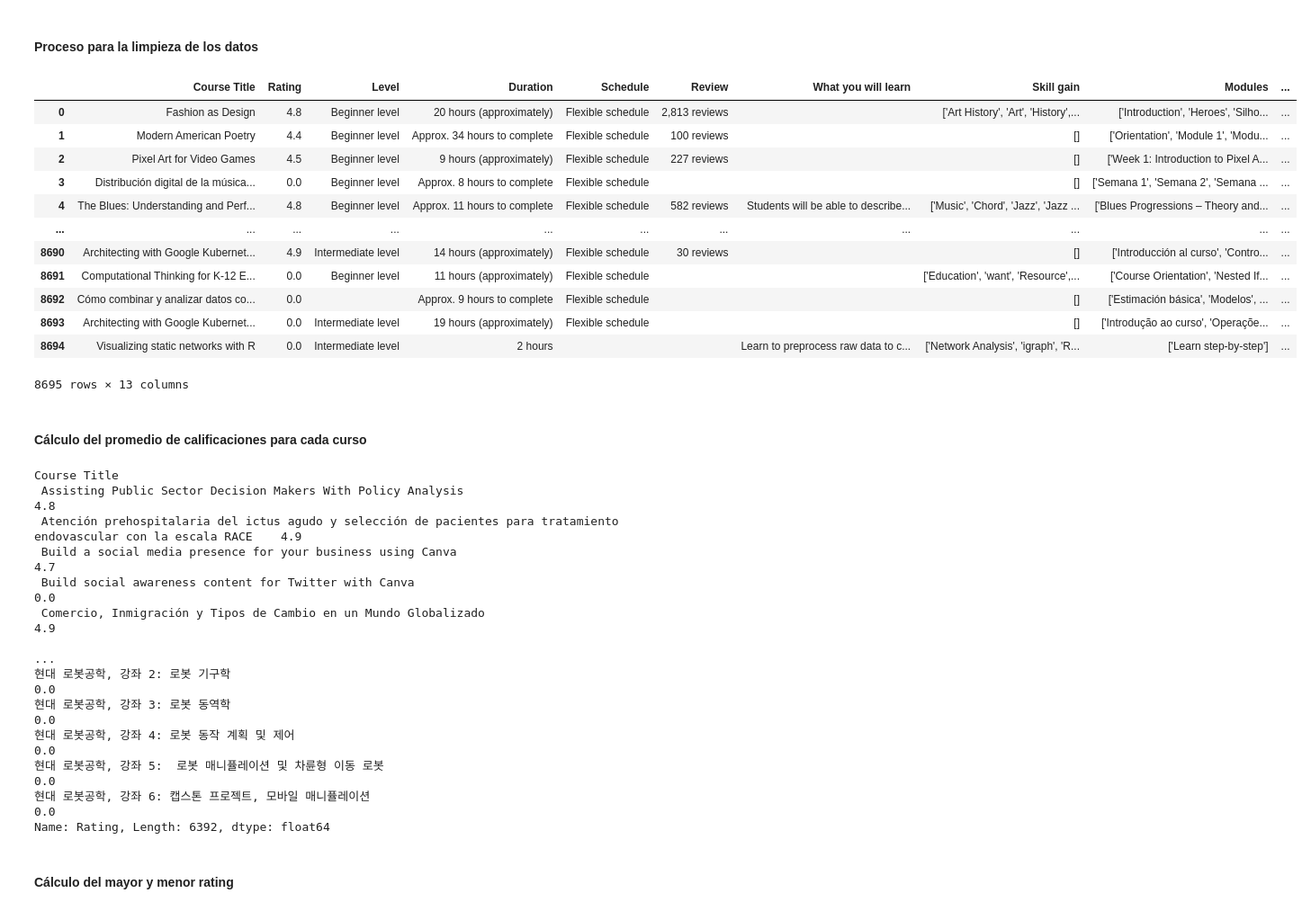
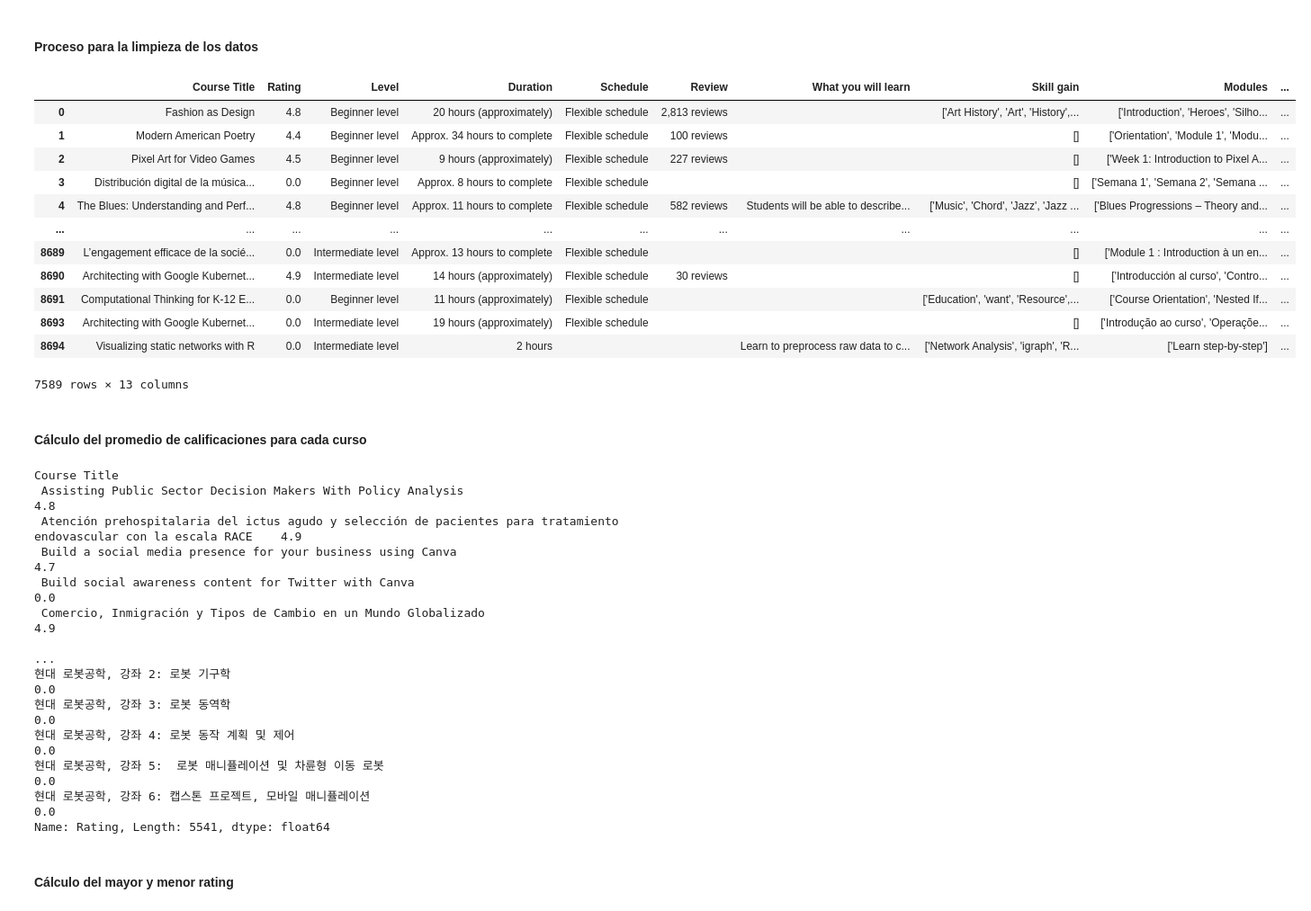
Before and after one commit to AndreRD1026/SS2_202010816, a Jupyter notebook: Practica2/Practica2.ipynb, the cells around one changed output. Shown: that part at 90% size. Drawn from its saved outputs; the diff is of its cells as text; code cells hidden in the pictures.

```diff
--- a/Practica2/Practica2.ipynb
+++ b/Practica2/Practica2.ipynb
@@ -28,39 +29,42 @@ dataframe
 #### Proceso para la limpieza de los datos
 # %%
 # Para eliminar los duplicados
-dataframe = dataframe.drop_duplicates()
+dataframe = dataframe.drop_duplicates().dropna(subset=['Level'])
+
+# Eliminar duplicados y filas con valores nulos en la columna 'Keyword'
+dataframe = dataframe.drop_duplicates().dropna(subset=['Keyword'])
 
 # Función para limpiar los valores nulos en columnas numéricas
 def limpiar_columna_numerica(column):
     return column.fillna(0)
 
 # Función para limpiar los valores nulos en columnas de texto
 def limpiar_columna_texto(column):
     return column.fillna('')
 
 # Aplicar funciones de limpieza a columnas numéricas y de texto
 columnas_numericas = dataframe.select_dtypes(include=['float64', 'int64']).columns
 columnas_texto = dataframe.select_dtypes(include=['object']).columns
 
 dataframe[columnas_numericas] = dataframe[columnas_numericas].apply(limpiar_columna_numerica)
 dataframe[columnas_texto] = dataframe[columnas_texto].apply(limpiar_columna_texto)
 
 # Imprimir el DataFrame resultante
 dataframe
 # %% [output]
 |  | Course Title | Rating | Level | Duration | Schedule | Review | What you will learn | Skill gain | Modules | ... |
 | 0 | Fashion as Design | 4.8 | Beginner level | 20 hours (approximately) | Flexible schedule | 2,813 reviews |  | ['Art History', 'Art', 'History',... | ['Introduction', 'Heroes', 'Silho... | ... |
 | 1 | Modern American Poetry | 4.4 | Beginner level | Approx. 34 hours to complete | Flexible schedule | 100 reviews |  | [] | ['Orientation', 'Module 1', 'Modu... | ... |
 | 2 | Pixel Art for Video Games | 4.5 | Beginner level | 9 hours (approximately) | Flexible schedule | 227 reviews |  | [] | ['Week 1: Introduction to Pixel A... | ... |
 | 3 | Distribución digital de la música... | 0.0 | Beginner level | Approx. 8 hours to complete | Flexible schedule |  |  | [] | ['Semana 1', 'Semana 2', 'Semana ... | ... |
 | 4 | The Blues: Understanding and Perf... | 4.8 | Beginner level | Approx. 11 hours to complete | Flexible schedule | 582 reviews | Students will be able to describe... | ['Music', 'Chord', 'Jazz', 'Jazz ... | ['Blues Progressions – Theory and... | ... |
 | ... | ... | ... | ... | ... | ... | ... | ... | ... | ... | ... |
+| 8689 | L’engagement efficace de la socié... | 0.0 | Intermediate level | Approx. 13 hours to complete | Flexible schedule |  |  | [] | ['Module 1 : Introduction à un en... | ... |
 | 8690 | Architecting with Google Kubernet... | 4.9 | Intermediate level | 14 hours (approximately) | Flexible schedule | 30 reviews |  | [] | ['Introducción al curso', 'Contro... | ... |
 | 8691 | Computational Thinking for K-12 E... | 0.0 | Beginner level | 11 hours (approximately) | Flexible schedule |  |  | ['Education', 'want', 'Resource',... | ['Course Orientation', 'Nested If... | ... |
-| 8692 | Cómo combinar y analizar datos co... | 0.0 |  | Approx. 9 hours to complete | Flexible schedule |  |  | [] | ['Estimación básica', 'Modelos', ... | ... |
 | 8693 | Architecting with Google Kubernet... | 0.0 | Intermediate level | 19 hours (approximately) | Flexible schedule |  |  | [] | ['Introdução ao curso', 'Operaçõe... | ... |
 | 8694 | Visualizing static networks with R | 0.0 | Intermediate level | 2 hours |  |  | Learn to preprocess raw data to c... | ['Network Analysis', 'igraph', 'R... | ['Learn step-by-step'] | ... |
-8695 rows × 13 columns
+7589 rows × 13 columns
 # %% [markdown]
 #### Cálculo del promedio de calificaciones para cada curso
 # %%
@@ -82,7 +86,7 @@ Course Title
 현대 로봇공학, 강좌 4: 로봇 동작 계획 및 제어                                                                                           0.0
 현대 로봇공학, 강좌 5:  로봇 매니퓰레이션 및 차륜형 이동 로봇                                                                                  0.0
 현대 로봇공학, 강좌 6: 캡스톤 프로젝트, 모바일 매니퓰레이션                                                                                    0.0
-Name: Rating, Length: 6392, dtype: float64
+Name: Rating, Length: 5541, dtype: float64
 # %% [markdown]
 #### Cálculo del mayor y menor rating
 # %%
```
Also changed, not shown: parts of 9 cells of this notebook.
